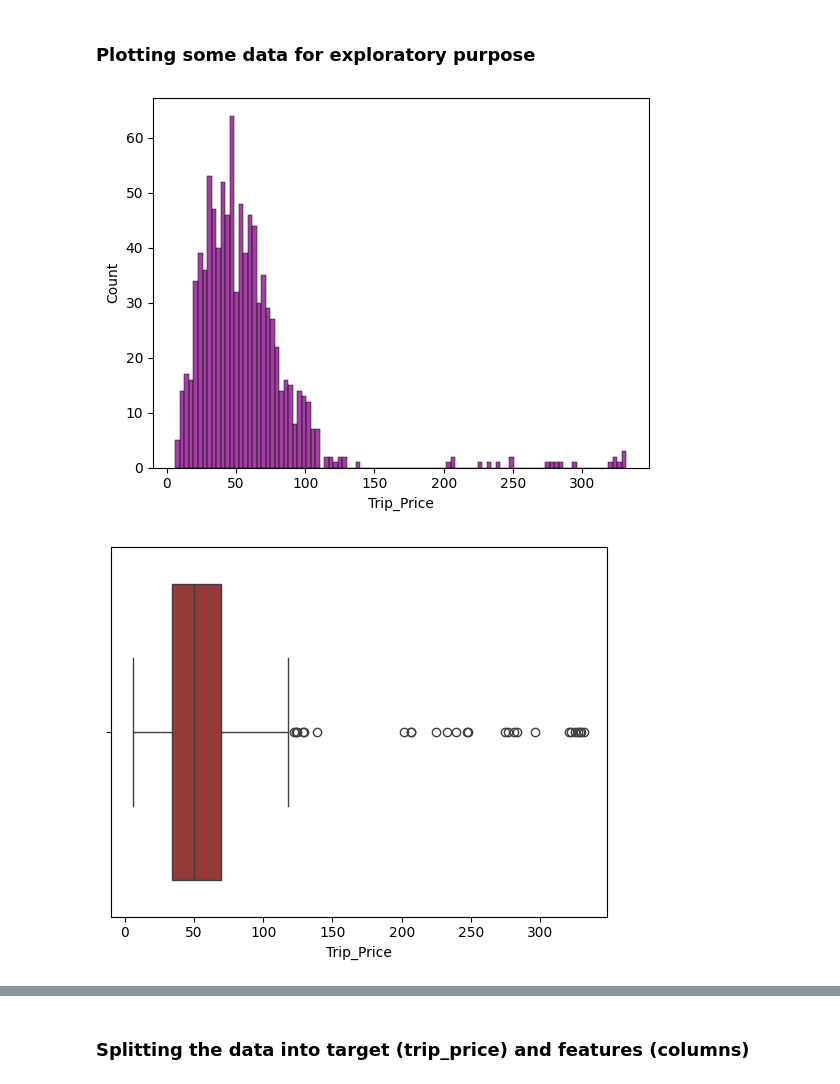
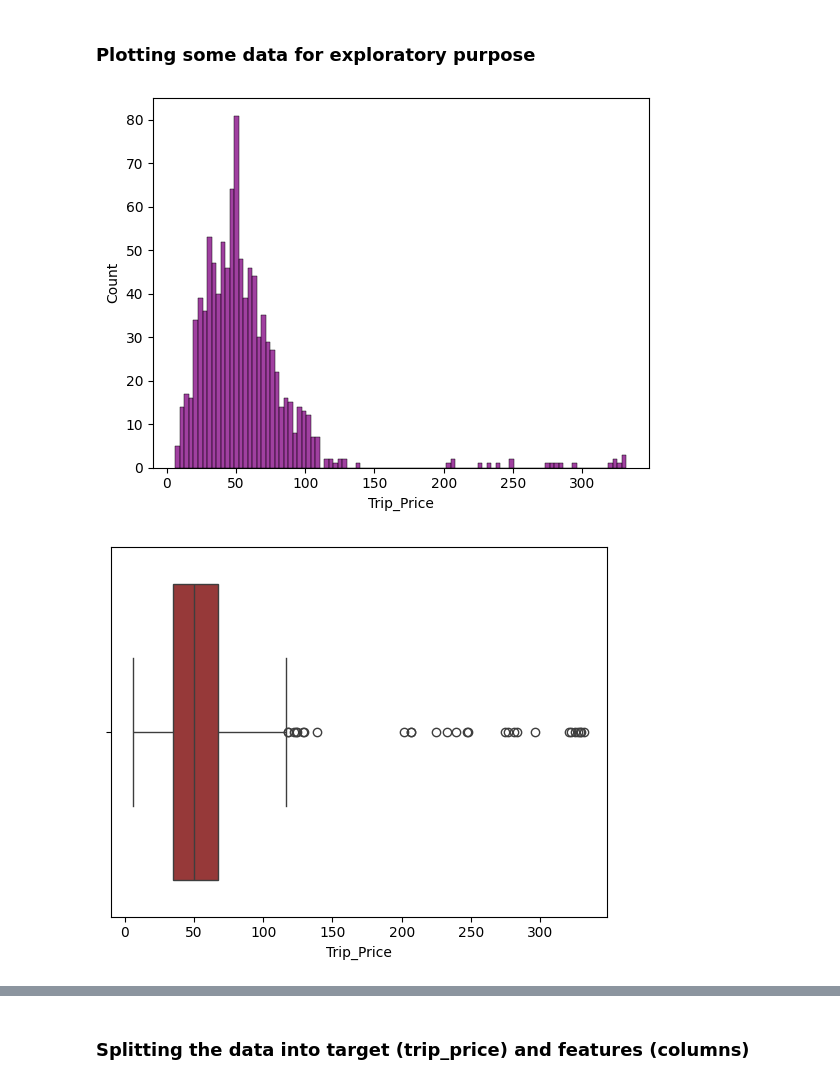
Before and after one commit to StefanLundberg77/taxi-prediction-fullstack-stefan-lundberg-opa24, a Jupyter notebook: explorations/eda.ipynb, the cells around one changed output, grey strips where cells are left out. Drawn from its saved outputs; the diff is of its cells as text; code cells hidden in the pictures.

```diff
--- a/explorations/eda.ipynb
+++ b/explorations/eda.ipynb
@@ -83,5 +83,5 @@ dtype: int64
 # %%
 categorical_cols = ["Time_of_Day", "Day_of_Week", "Traffic_Conditions", "Weather"]
-
+df_cleaned = df
 for col in categorical_cols:
-    df[col] = df[col].fillna("Unspecified")
+    df_cleaned[col] = df[col].fillna("Unspecified")
@@ -87,0 +103,16 @@ for col in categorical_cols:
+# %%
+import pandas as pd
+
+# numeric columns
+numeric_columns = df_cleaned.select_dtypes(include=["int64", "float64"]).columns
+
+median_values = df_cleaned[numeric_columns].median()
+
+# Fyll saknade värden med respektive kolumns median
+df_cleaned = df_cleaned.fillna(median_values)
+
+
+# # Fyll saknade värden med median
+# for col in numeric_cols:
+#     median_val = df[col].median()
+#     df[col] = df[col].fillna(median_val)
@@ -90,13 +136,13 @@ for col in categorical_cols:
 # %%
 import seaborn as sns
 import matplotlib.pyplot as plt
 
-sns.histplot(df["Trip_Price"], bins=100, color="purple")
+sns.histplot(df_cleaned["Trip_Price"], bins=100, color="purple")
 plt.show()
 
-sns.boxplot(x=df["Trip_Price"], color="brown")
+sns.boxplot(x=df_cleaned["Trip_Price"], color="brown")
 plt.show()
 # %% [output]
-[figure, old version]
+[figure, new version]
-[figure, old version]
+[figure, new version]
 # %%
```
Also changed, not shown: parts of 9 cells of this notebook.
